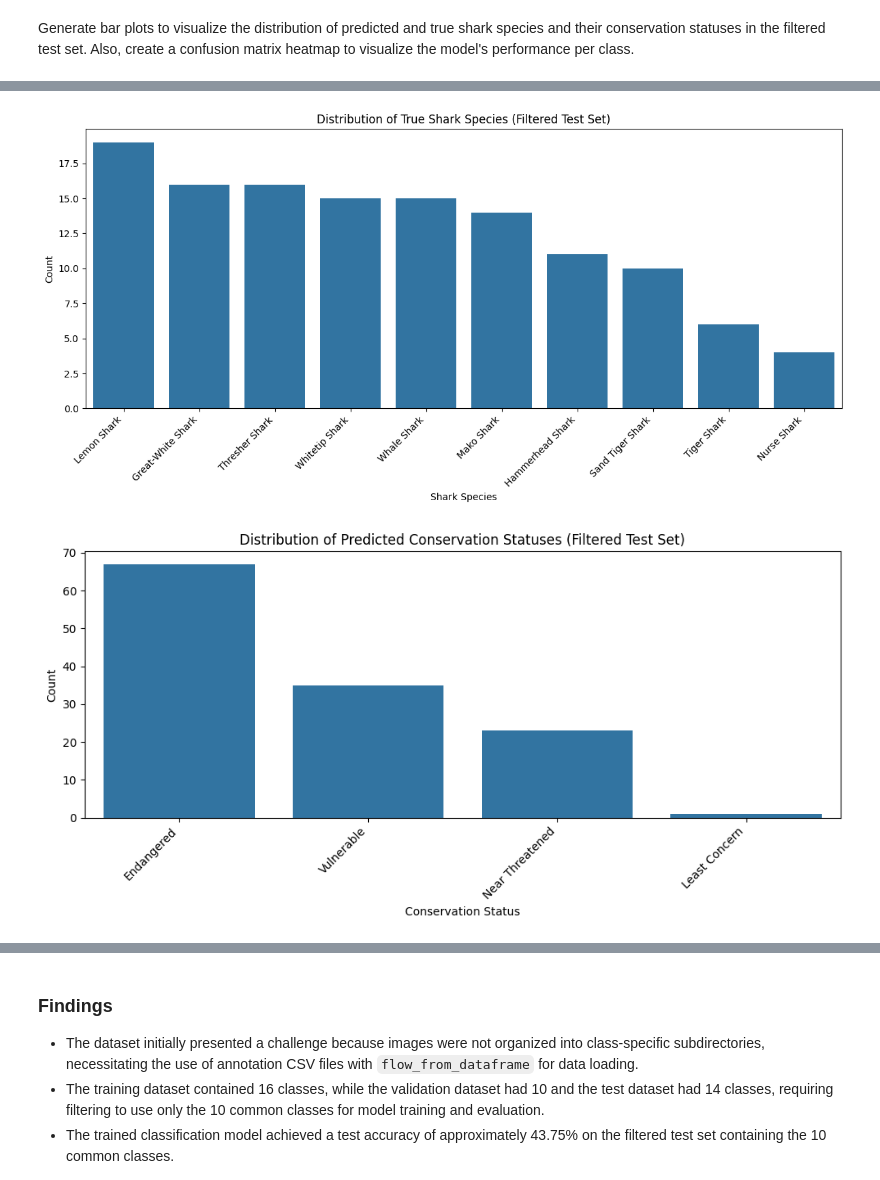
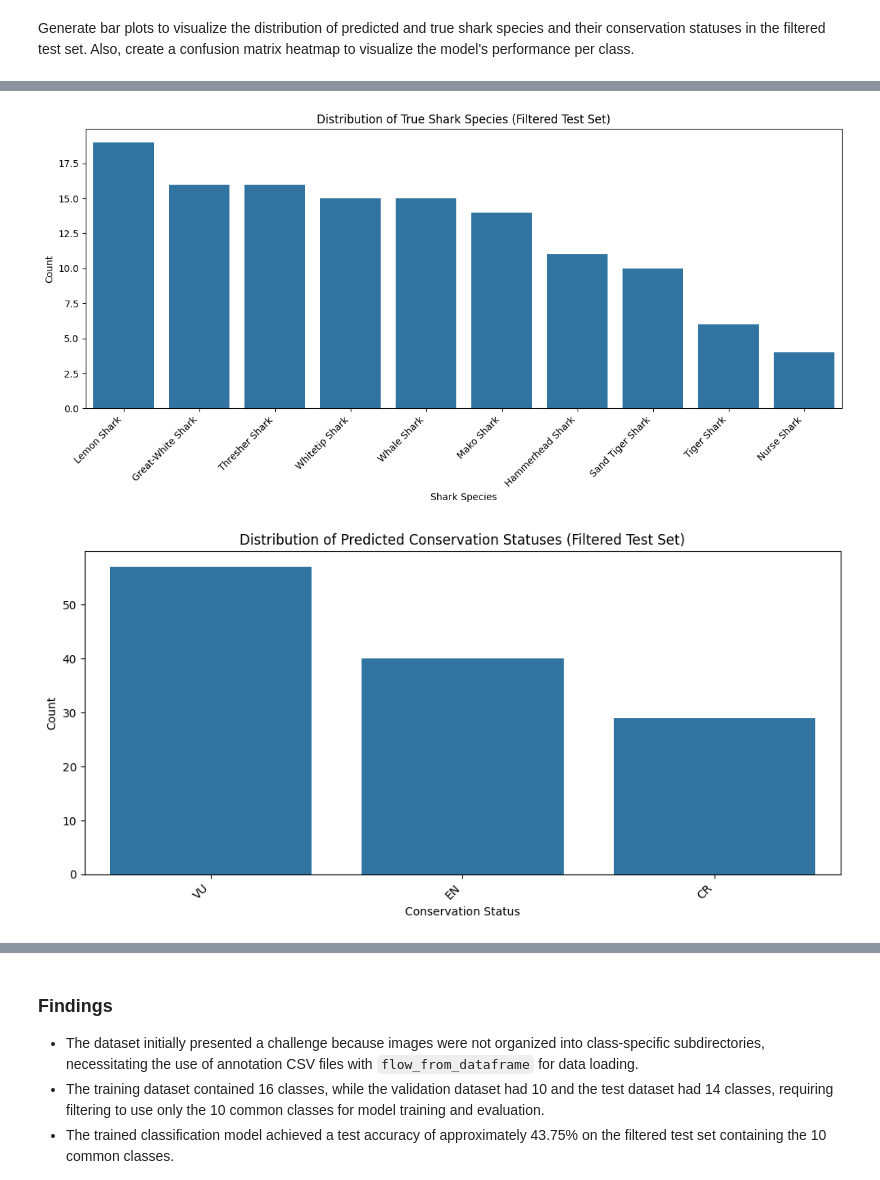
Before and after one commit to ewunder32/Project3, a Jupyter notebook: Project3.ipynb, the cells around one changed output, grey strips where cells are left out. Drawn from its saved outputs; the diff is of its cells as text; code cells hidden in the pictures.

```diff
--- a/Project3.ipynb
+++ b/Project3.ipynb
@@ -479,9 +452,17 @@ Epoch 9/10
 # %%
 from tensorflow.keras.models import Sequential
 from tensorflow.keras.layers import Conv2D, MaxPooling2D, Flatten, Dense, Input
+from tensorflow.keras.preprocessing.image import ImageDataGenerator
+import pandas as pd
+
+# Assuming train_df, valid_df, test_df, train_dir, valid_dir, test_dir, image_size, batch_size are defined earlier
 
 # Get the number of common classes again to be sure
-common_classes = list(set(train_df['class']).intersection(valid_df['class']))
+# Use a more robust way to get common classes from all dataframes
+all_classes = pd.concat([train_df['class'], valid_df['class'], test_df['class']]).unique()
+# For this task, we are only interested in the classes that are present in the training data
+common_classes = sorted(train_df['class'].unique())
+
 num_common_classes = len(common_classes)
 
 # Redefine the model with the correct number of output units and Input layer
@@ -545,6 +526,24 @@ valid_generator_filtered = valid_datagen_filtered.flow_from_dataframe(
     classes=common_classes # Explicitly provide the list of classes
 )
 
+# Filter the test dataframe to include only common classes
+test_df_filtered = test_df[test_df['class'].isin(common_classes)].copy()
+
+# Create a new test generator from the filtered dataframe
+test_datagen_filtered = ImageDataGenerator(rescale=1./255)
+
+test_generator_filtered = test_datagen_filtered.flow_from_dataframe(
+    test_df_filtered,
+    directory=test_dir,
+    x_col="filename",
+    y_col="class",
+    target_size=image_size,
+    batch_size=batch_size,
+    class_mode='categorical',
+    classes=common_classes, # Explicitly provide the list of classes
+    shuffle=False # Set shuffle to False for evaluation
+)
+
 
 # Train the model using the filtered training and validation generators
 history = model.fit(
@@ -881,7 +840,8 @@ import seaborn as sns
 import pandas as pd
 
 # 1. Bar plot for predicted species distribution in the filtered test set
-predicted_species_counts = pd.Series(common_classes)[predicted_classes_indices].value_counts()
+# Use predicted_classes_indices which is available from earlier model prediction step
+predicted_species_counts = pd.Series([common_classes[i] for i in predicted_classes_indices]).value_counts()
 plt.figure(figsize=(12, 6))
 sns.barplot(x=predicted_species_counts.index, y=predicted_species_counts.values)
 plt.title('Distribution of Predicted Shark Species (Filtered Test Set)')
@@ -902,9 +862,16 @@ plt.xticks(rotation=45, ha='right')
 plt.tight_layout()
 plt.show()
 
-# Map predicted and true species to their conservation statuses
-predicted_conservation_statuses = [conservation_info.get(species, {}).get('status', 'Unknown') for species in pd.Series(common_classes)[predicted_classes_indices]]
-true_conservation_statuses = [conservation_info.get(species, {}).get('status', 'Unknown') for species in test_df_filtered['class']]
+# Map predicted and true species (using common names) to their conservation statuses from the .dbf data
+# using the species_name_mapping
+predicted_conservation_statuses = [
+    conservation_data.get(species_name_mapping.get(common_classes[i], None), {}).get('status', 'Unknown')
+    for i in predicted_classes_indices
+]
+true_conservation_statuses = [
+    conservation_data.get(species_name_mapping.get(species, None), {}).get('status', 'Unknown')
+    for species in test_df_filtered['class']
+]
 
 # 3. Bar plot for conservation status distribution of predicted species
 predicted_status_counts = pd.Series(predicted_conservation_statuses).value_counts()
@@ -915,31 +882,32 @@ plt.xlabel('Conservation Status')
 plt.ylabel('Count')
 plt.xticks(rotation=45, ha='right')
 plt.tight_layout()
 plt.show()
 
 # 4. Bar plot for conservation status distribution of true species
 true_status_counts = pd.Series(true_conservation_statuses).value_counts()
 plt.figure(figsize=(10, 5))
 sns.barplot(x=true_status_counts.index, y=true_status_counts.values)
 plt.title('Distribution of True Conservation Statuses (Filtered Test Set)')
 plt.xlabel('Conservation Status')
 plt.ylabel('Count')
 plt.xticks(rotation=45, ha='right')
 plt.tight_layout()
 plt.show()
 
 
 # 5. Confusion matrix heatmap
+# Ensure the labels for the confusion matrix use the common names consistent with the model output
 plt.figure(figsize=(10, 8))
 sns.heatmap(matrix, annot=True, fmt='d', cmap='Blues', xticklabels=common_classes, yticklabels=common_classes)
 plt.title('Confusion Matrix (Filtered Test Set)')
 plt.xlabel('Predicted Species')
 plt.ylabel('True Species')
 plt.xticks(rotation=45, ha='right')
 plt.yticks(rotation=0)
 plt.tight_layout()
 plt.show()
 # %% [output]
 [figure]
 [figure]
-[figure, old version]
+[figure, new version]
```
Also changed, not shown: parts of 29 cells of this notebook.
